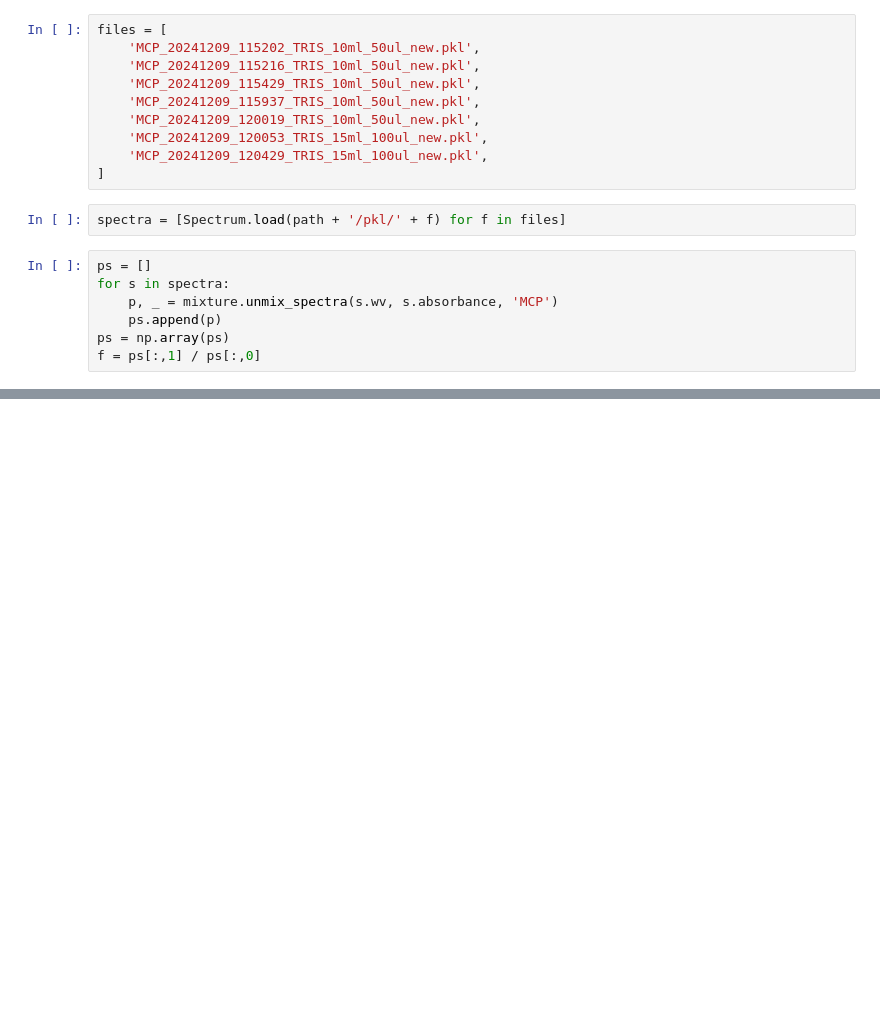
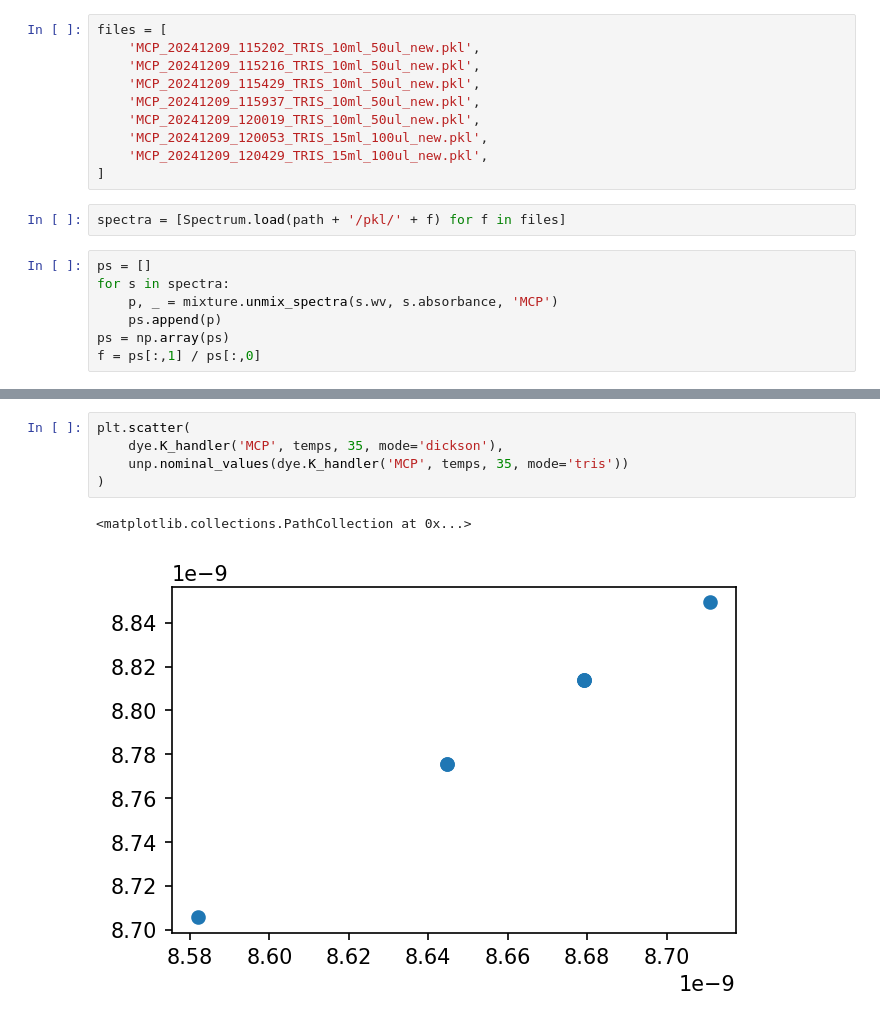
Before and after one commit to oscarbranson/carbspec, a Jupyter notebook: dev_KMCP.ipynb, the cells around one changed output, grey strips where cells are left out. Cells and saved outputs as stored; diff of their text form; blank space fills up the shorter version.

```diff
--- a/dev_KMCP.ipynb
+++ b/dev_KMCP.ipynb
@@ -51,0 +80,8 @@ ax.plot(ax.get_xlim(), ax.get_xlim(), 'k--')
+# %%
+plt.scatter(
+    dye.K_handler('MCP', temps, 35, mode='dickson'),
+    unp.nominal_values(dye.K_handler('MCP', temps, 35, mode='tris'))
+)
+# %% [output]
+<matplotlib.collections.PathCollection at 0x...>
+[figure, added]
```
Also changed, not shown: parts of 6 cells of this notebook.
